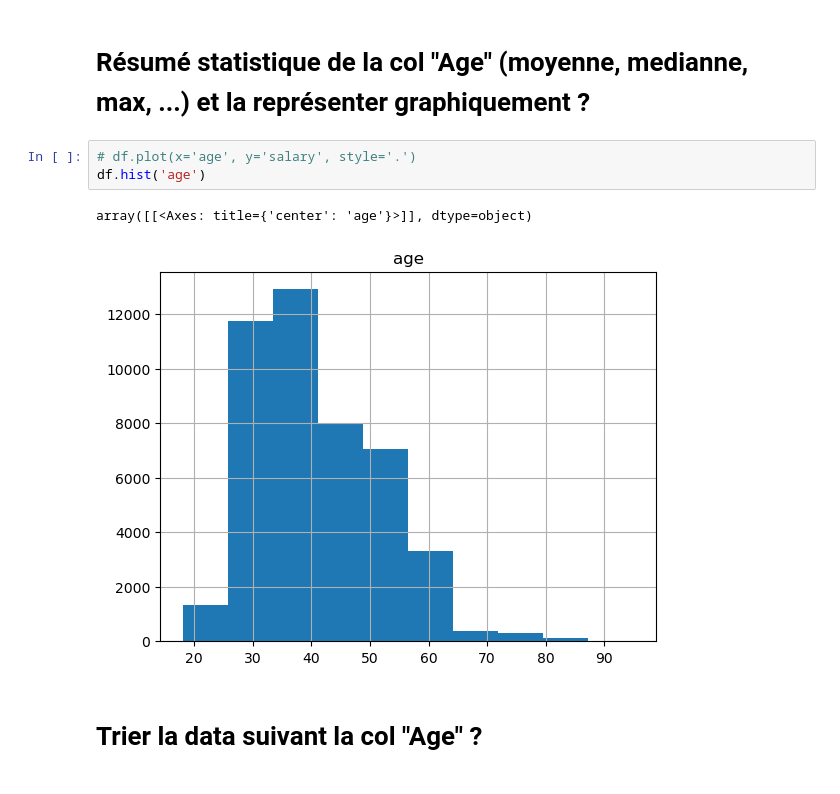
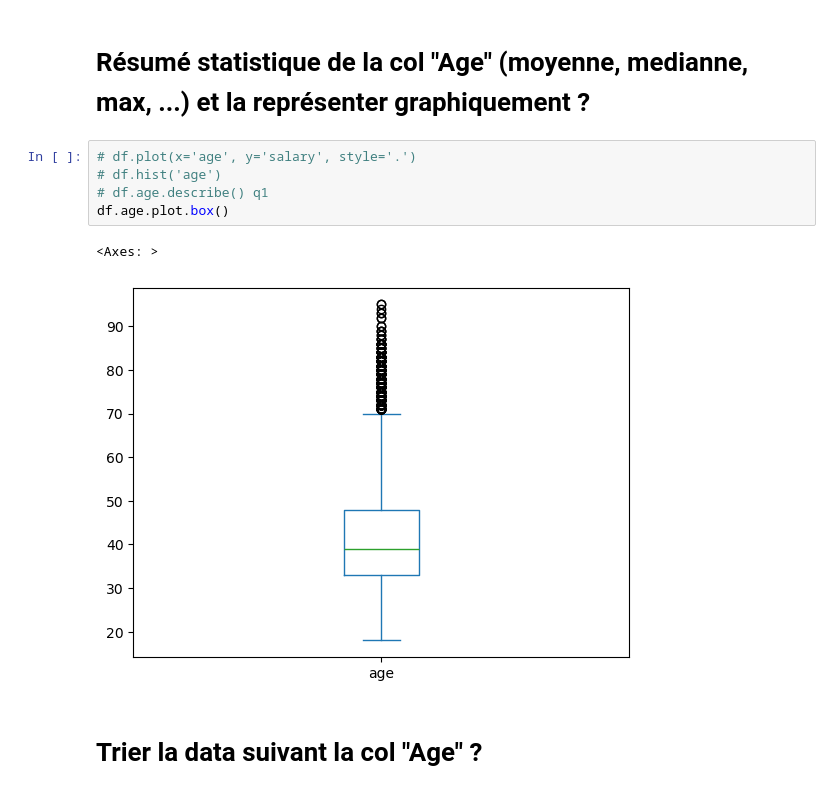
Before and after one commit to tenyega/first-pandas-Discovery, a Jupyter notebook: Marketing-TP.ipynb, the cells around one changed output. Saved outputs shown, nothing was run; the diff lists cells and outputs as text.

```diff
--- a/Marketing-TP.ipynb
+++ b/Marketing-TP.ipynb
@@ -170,10 +170,12 @@ missing_rows
 # Résumé statistique de la col "Age" (moyenne, medianne, max, ...) et la représenter graphiquement ?
 # %%
 # df.plot(x='age', y='salary', style='.')
-df.hist('age')
+# df.hist('age')
+# df.age.describe() q1
+df.age.plot.box()
 # %% [output]
-array([[<Axes: title={'center': 'age'}>]], dtype=object)
+<Axes: >
-[figure, old version]
+[figure, new version]
 # %% [markdown]
 # Trier la data suivant la col "Age" ?
 # %%
```
Also changed, not shown: parts of 1 cell of this notebook, 5 other files.
